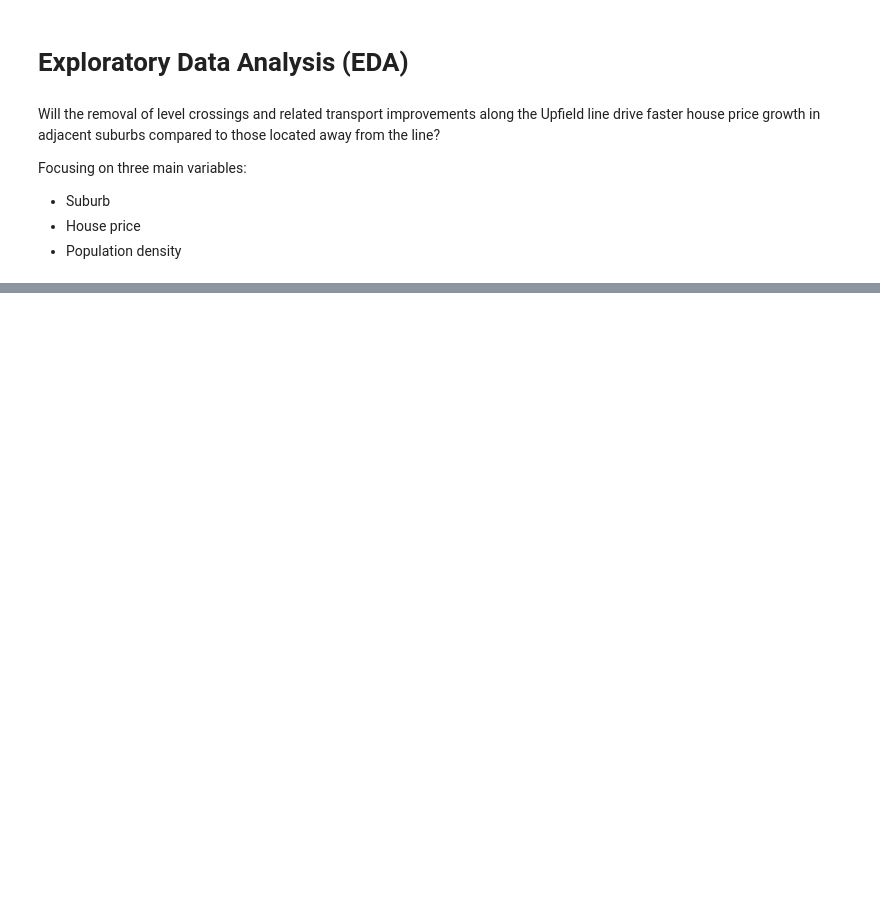
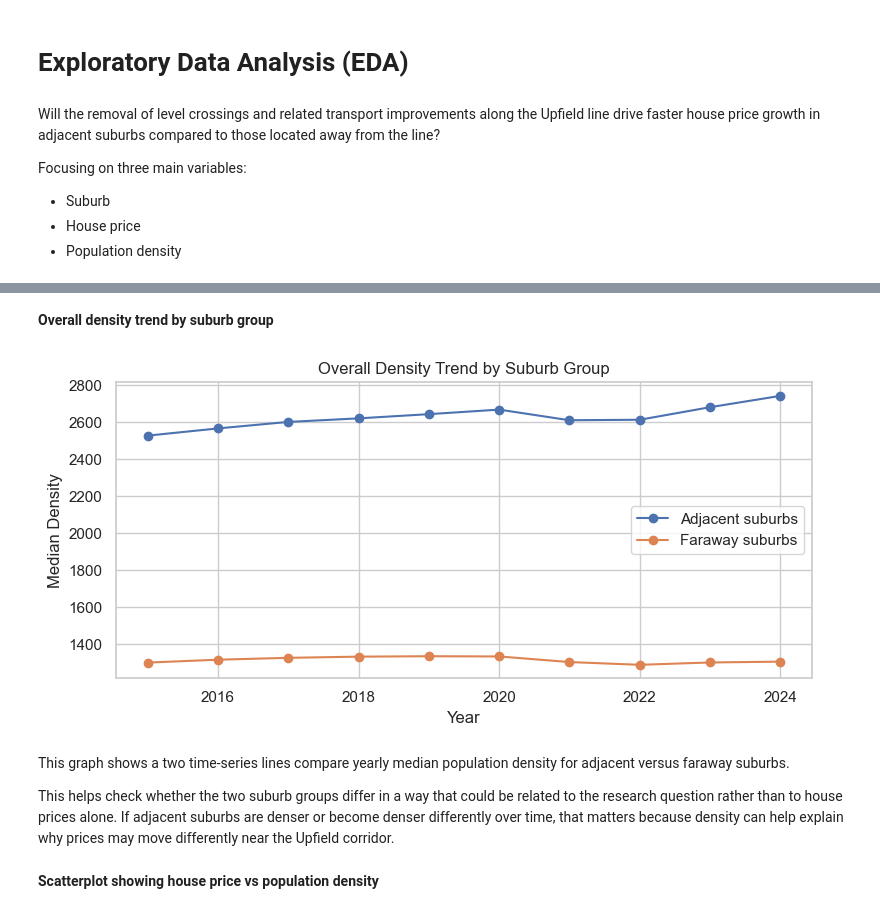
Before and after one commit to samantha-chin/ECC3479-project, a Jupyter notebook: EDA.ipynb, the cells around one changed output, grey strips where cells are left out. Saved outputs shown, nothing was run; the diff lists cells and outputs as text; code cells hidden in the pictures; blank space fills up the shorter version.

```diff
--- a/EDA.ipynb
+++ b/EDA.ipynb
@@ -453,0 +653,22 @@ display(Markdown("**Interpretation:** The residual plot and Q-Q plot show that a
+# %% [markdown]
+**Overall density trend by suburb group**
+# %%
+
+plt.figure(figsize=(8, 4))
+for grp in ["Adjacent", "Faraway"]:
+    tmp = grouped_yearly[grouped_yearly["Group"] == grp]
+    plt.plot(tmp["Year"], tmp["DensityMedian"], marker="o", label=f"{grp} suburbs")
+plt.title("Overall Density Trend by Suburb Group")
+plt.xlabel("Year")
+plt.ylabel("Median Density")
+plt.legend()
+plt.tight_layout()
+plt.show()
+# %% [output]
+[figure, added]
+# %% [markdown]
+This graph shows a two time-series lines compare yearly median population density for adjacent versus faraway suburbs.
+
+This helps check whether the two suburb groups differ in a way that could be related to the research question rather than to house prices alone. If adjacent suburbs are denser or become denser differently over time, that matters because density can help explain why prices may move differently near the Upfield corridor.
+# %% [markdown]
+**Scatterplot showing house price vs population density**
```
Also changed, not shown: parts of 35 cells of this notebook, 3 other files.
